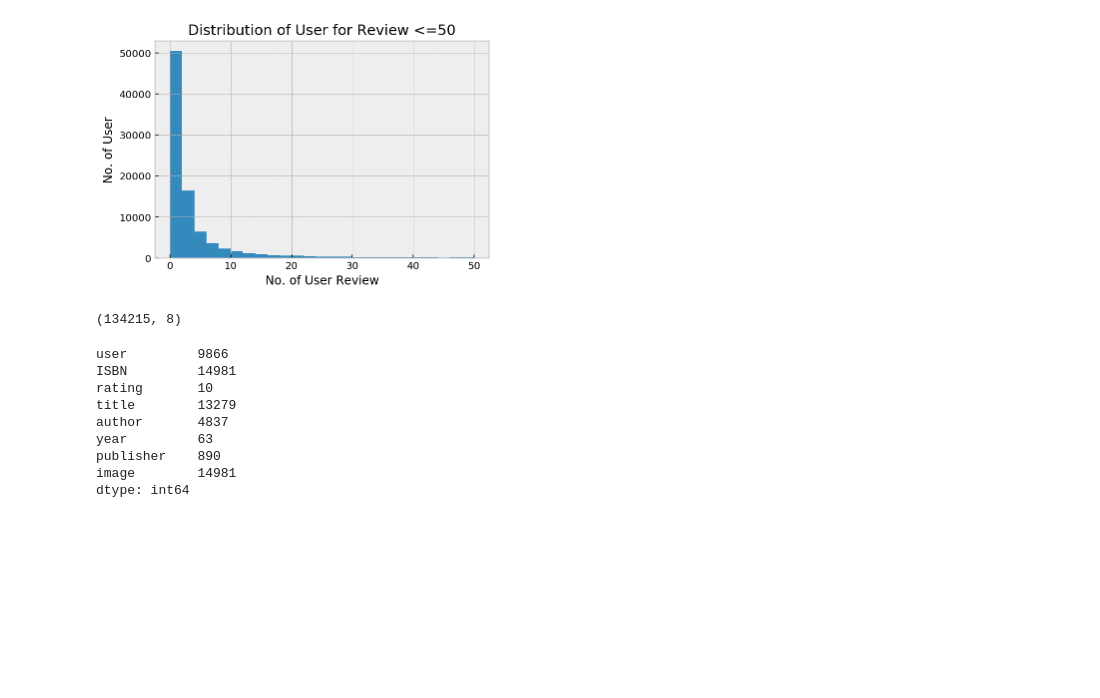
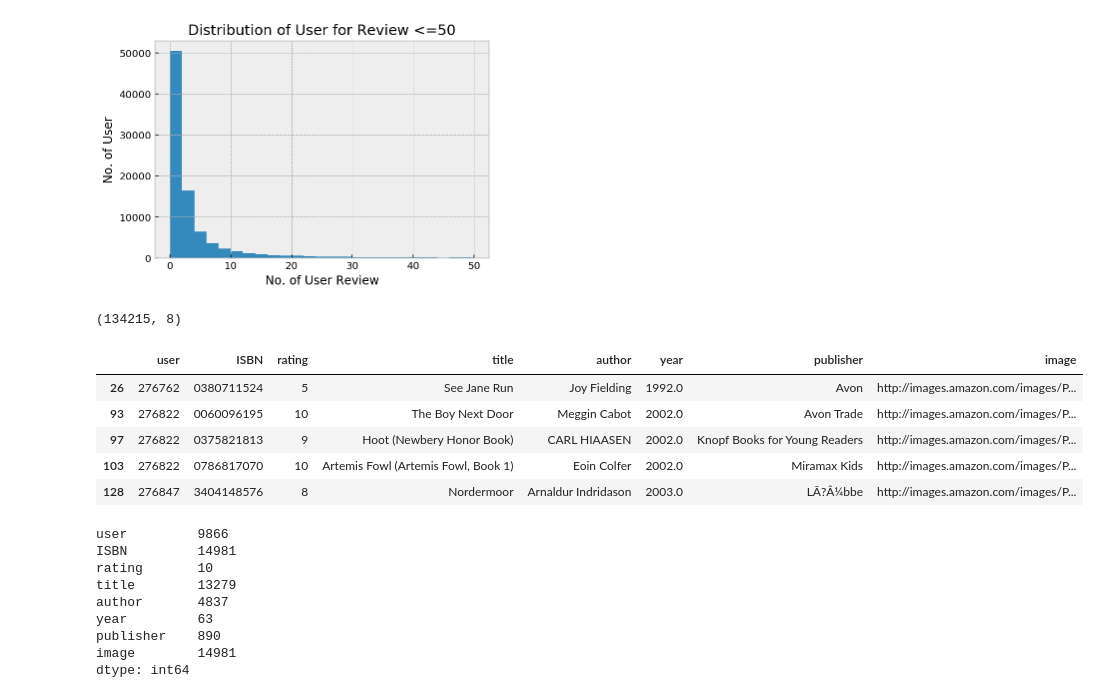
Before and after one commit to ppeyliang/book-recommender, a Jupyter notebook: capstone_project.ipynb, the cells around one changed output. Saved outputs shown, nothing was run; the diff lists cells and outputs as text; code cells hidden in the pictures; blank space fills up the shorter version.

```diff
--- a/capstone_project.ipynb
+++ b/capstone_project.ipynb
@@ -226,6 +226,15 @@ cf = df.drop(idx)
 cf.shape
 # %% [output]
 (134215, 8)
+# %%
+cf.head()
+# %% [output]
+|  | user | ISBN | rating | title | author | year | publisher | image |
+| 26 | 276762 | 0380711524 | 5 | See Jane Run | Joy Fielding | 1992.0 | Avon | http://images.amazon.com/images/P... |
+| 93 | 276822 | 0060096195 | 10 | The Boy Next Door | Meggin Cabot | 2002.0 | Avon Trade | http://images.amazon.com/images/P... |
+| 97 | 276822 | 0375821813 | 9 | Hoot (Newbery Honor Book) | CARL HIAASEN | 2002.0 | Knopf Books for Young Readers | http://images.amazon.com/images/P... |
+| 103 | 276822 | 0786817070 | 10 | Artemis Fowl (Artemis Fowl, Book 1) | Eoin Colfer | 2002.0 | Miramax Kids | http://images.amazon.com/images/P... |
+| 128 | 276847 | 3404148576 | 8 | Nordermoor | Arnaldur Indridason | 2003.0 | LÃ?Â¼bbe | http://images.amazon.com/images/P... |
 # %%
 cf.nunique()
 # %% [output]
```
Also changed, not shown: parts of 18 cells of this notebook, 3 other files.
